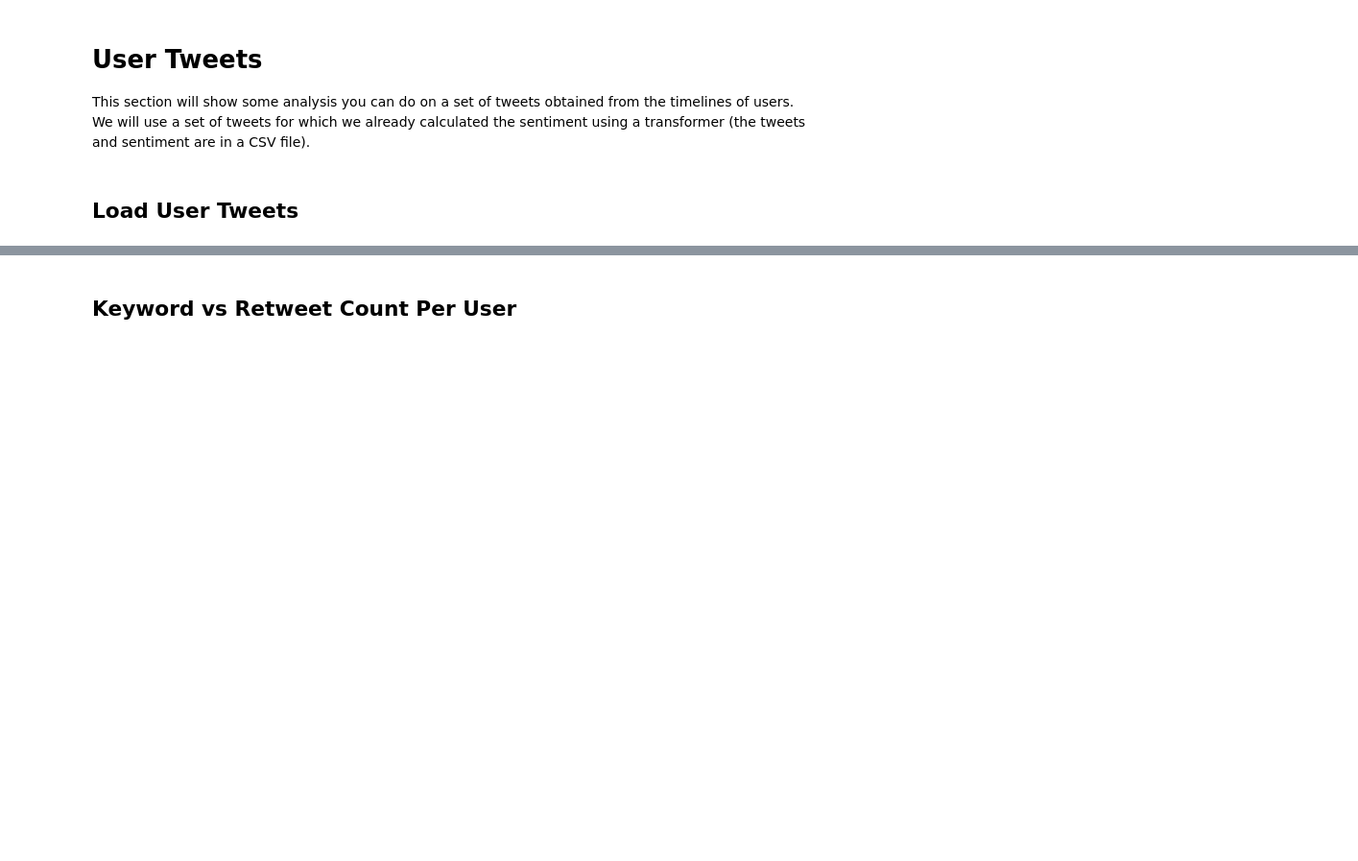
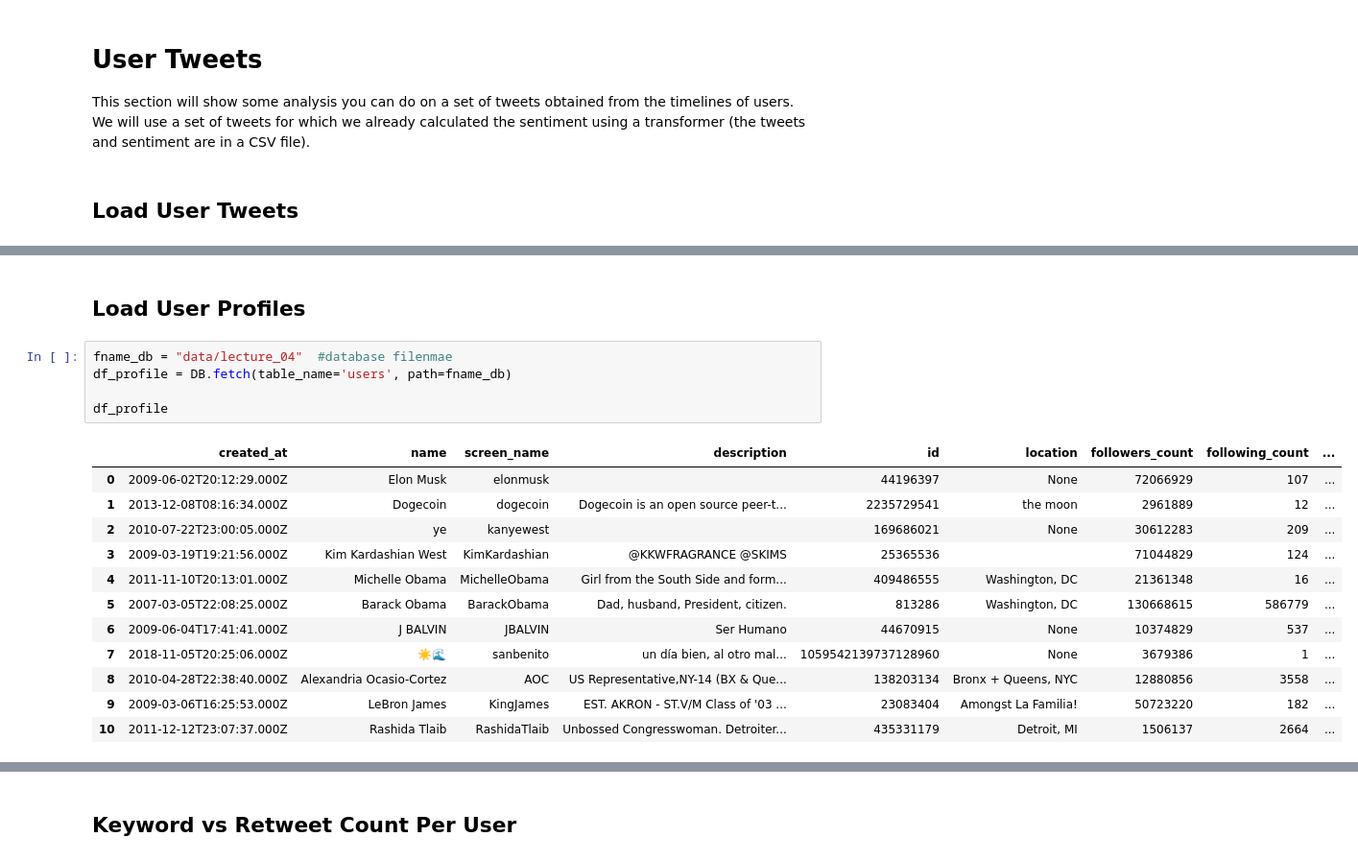
Before and after one commit to zlisto/social_media_analytics, a Jupyter notebook: Lecture15_TwitterAnalysis.ipynb, the cells around one changed output, grey strips where cells are left out. Shown at 96% size. Cells and saved outputs as stored; diff of their text form; blank space fills up the shorter version.

```diff
--- a/Lecture15_TwitterAnalysis.ipynb
+++ b/Lecture15_TwitterAnalysis.ipynb
@@ -122,0 +111,20 @@ Index(['Unnamed: 0', 'Unnamed: 0.1', 'screen_name', 'text', 'retweet_count',
+# %% [markdown]
+## Load User Profiles
+# %%
+fname_db = "data/lecture_04"  #database filenmae
+df_profile = DB.fetch(table_name='users', path=fname_db)
+
+df_profile
+# %% [output]
+|  | created_at | name | screen_name | description | id | location | followers_count | following_count | ... |
+| 0 | 2009-06-02T20:12:29.000Z | Elon Musk | elonmusk |  | 44196397 | None | 72066929 | 107 | ... |
+| 1 | 2013-12-08T08:16:34.000Z | Dogecoin | dogecoin | Dogecoin is an open source peer-t... | 2235729541 | the moon | 2961889 | 12 | ... |
+| 2 | 2010-07-22T23:00:05.000Z | ye | kanyewest |  | 169686021 | None | 30612283 | 209 | ... |
+| 3 | 2009-03-19T19:21:56.000Z | Kim Kardashian West | KimKardashian | @KKWFRAGRANCE @SKIMS | 25365536 |  | 71044829 | 124 | ... |
+| 4 | 2011-11-10T20:13:01.000Z | Michelle Obama | MichelleObama | Girl from the South Side and form... | 409486555 | Washington, DC | 21361348 | 16 | ... |
+| 5 | 2007-03-05T22:08:25.000Z | Barack Obama | BarackObama | Dad, husband, President, citizen. | 813286 | Washington, DC | 130668615 | 586779 | ... |
+| 6 | 2009-06-04T17:41:41.000Z | J BALVIN | JBALVIN | Ser Humano | 44670915 | None | 10374829 | 537 | ... |
+| 7 | 2018-11-05T20:25:06.000Z | ☀️🌊 | sanbenito | un día bien, al otro mal... | 1059542139737128960 | None | 3679386 | 1 | ... |
+| 8 | 2010-04-28T22:38:40.000Z | Alexandria Ocasio-Cortez | AOC | US Representative,NY-14 (BX & Que... | 138203134 | Bronx + Queens, NYC | 12880856 | 3558 | ... |
+| 9 | 2009-03-06T16:25:53.000Z | LeBron James | KingJames | EST. AKRON - ST.V/M Class of '03 ... | 23083404 | Amongst La Familia! | 50723220 | 182 | ... |
+| 10 | 2011-12-12T23:07:37.000Z | Rashida Tlaib | RashidaTlaib | Unbossed Congresswoman. Detroiter... | 435331179 | Detroit, MI | 1506137 | 2664 | ... |
```
Also changed, not shown: parts of 11 cells of this notebook.
